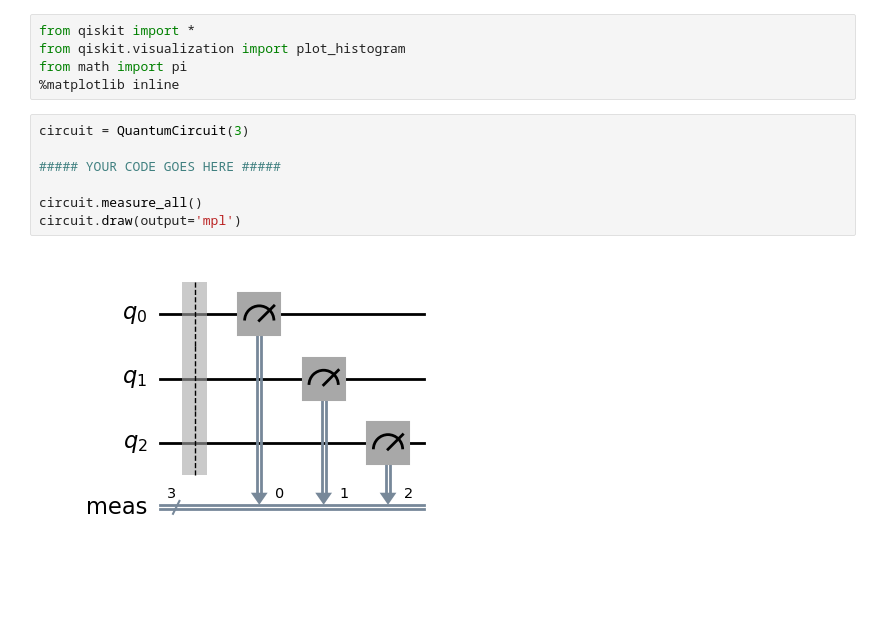
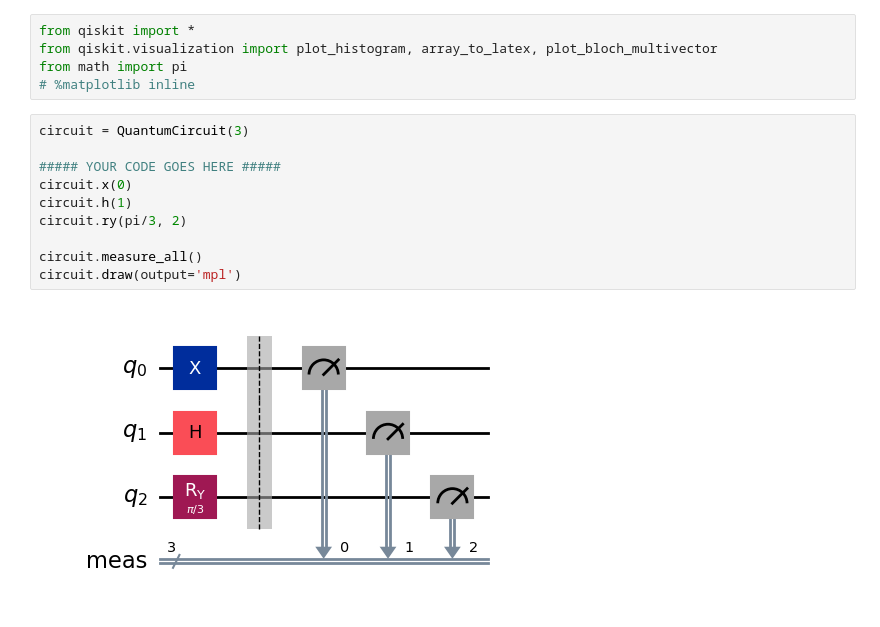
Before and after one commit to LinkedInLearning/quantum-computing-fundamentals-2833097, a Jupyter notebook: src/04_09_challenge_random_numbers/04_09_challenge_random_numbers_begin.ipynb, the cells around one changed output. Saved outputs shown, nothing was run; the diff lists cells and outputs as text; blank space fills up the shorter version.

```diff
--- a/src/04_09_challenge_random_numbers/04_09_challenge_random_numbers_begin.ipynb
+++ b/src/04_09_challenge_random_numbers/04_09_challenge_random_numbers_begin.ipynb
@@ -1,17 +1,20 @@
 # %%
 from qiskit import *
-from qiskit.visualization import plot_histogram
+from qiskit.visualization import plot_histogram, array_to_latex, plot_bloch_multivector
 from math import pi
-%matplotlib inline
+# %matplotlib inline
 # %%
 circuit = QuantumCircuit(3)
 
 ##### YOUR CODE GOES HERE #####
+circuit.x(0)
+circuit.h(1)
+circuit.ry(pi/3, 2)
 
 circuit.measure_all()
 circuit.draw(output='mpl')
 # %% [output]
-[figure, old version]
+[figure, new version]
 # %%
 # UPDATE: Code updated after recording to resolve breaking changes from Qiskit 1.0
 from qiskit.providers.basic_provider import BasicProvider
```
Also changed, not shown: parts of 4 cells of this notebook, 4 other files.
